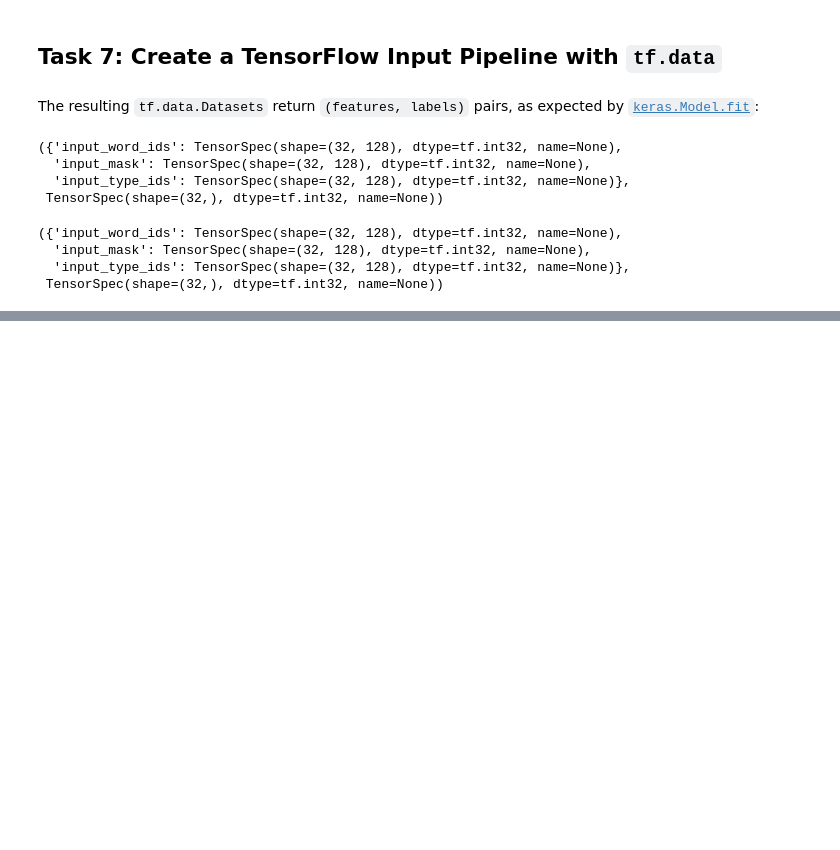
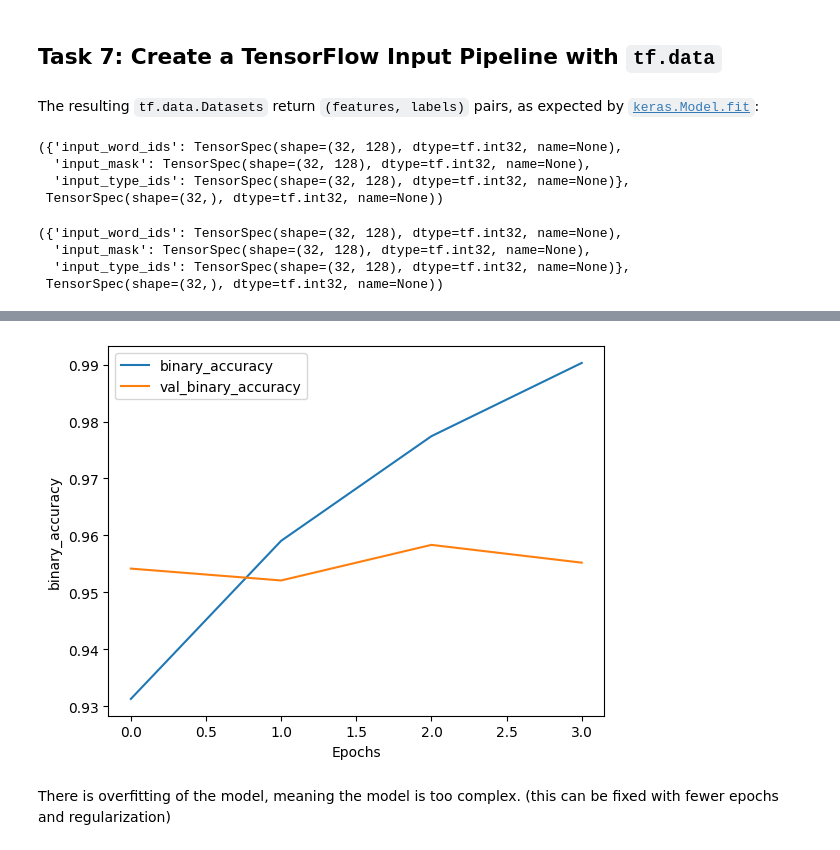
Before and after one commit to plavizmaj/Fine_Tuning_BERT_for_Text_Classification, a Jupyter notebook: BERT_Text_Classification.ipynb, the cells around one changed output, grey strips where cells are left out. Cells and saved outputs as stored; diff of their text form; code cells hidden in the pictures; blank space fills up the shorter version.

```diff
--- a/BERT_Text_Classification.ipynb
+++ b/BERT_Text_Classification.ipynb
@@ -191,0 +290,6 @@ valid_data.element_spec
+# %%
+plot_graphs(history, 'binary_accuracy')
+# %% [output]
+[figure, added]
+# %% [markdown]
+There is overfitting of the model, meaning the model is too complex. (this can be fixed with fewer epochs and regularization)
```
Also changed, not shown: parts of 14 cells of this notebook.
